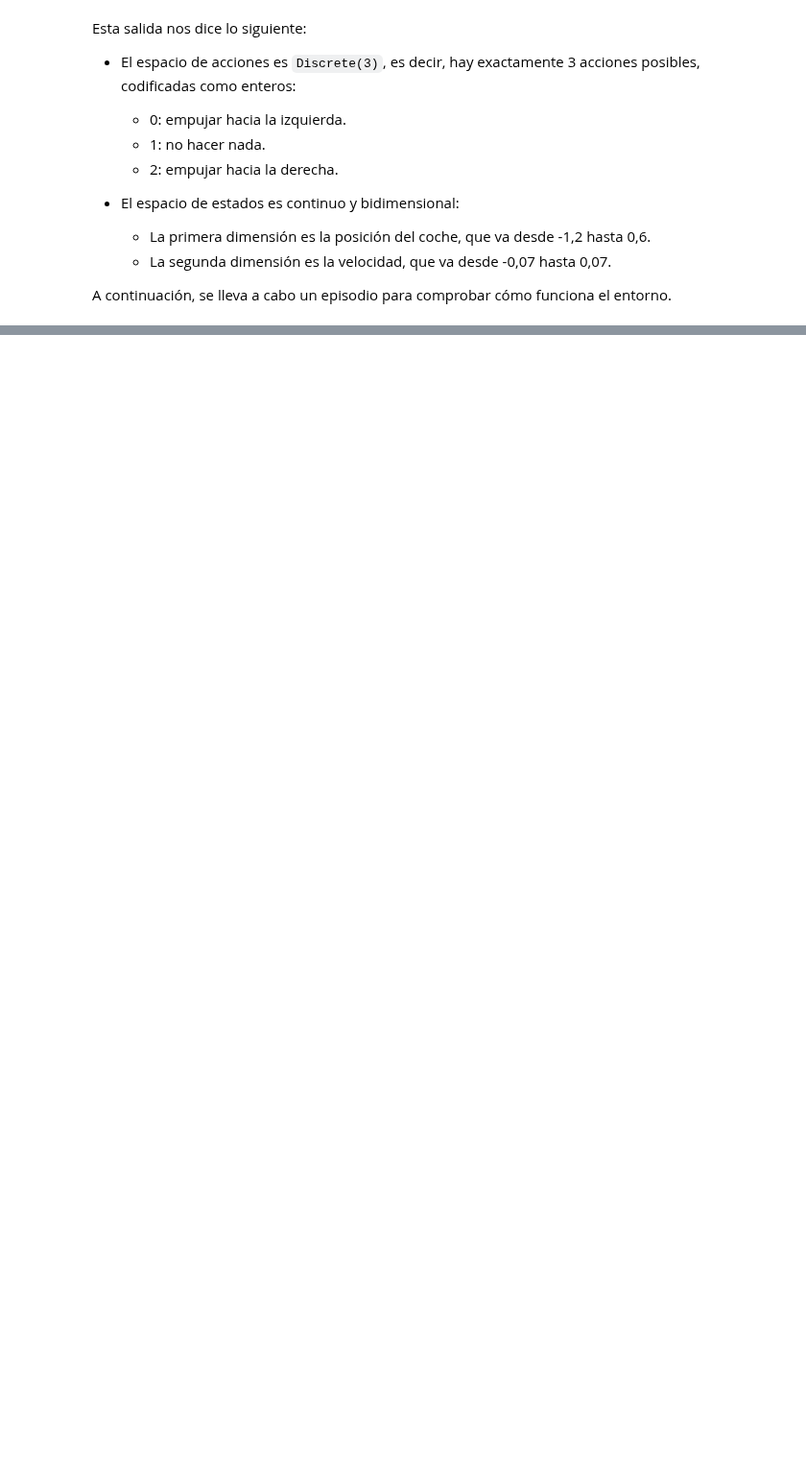
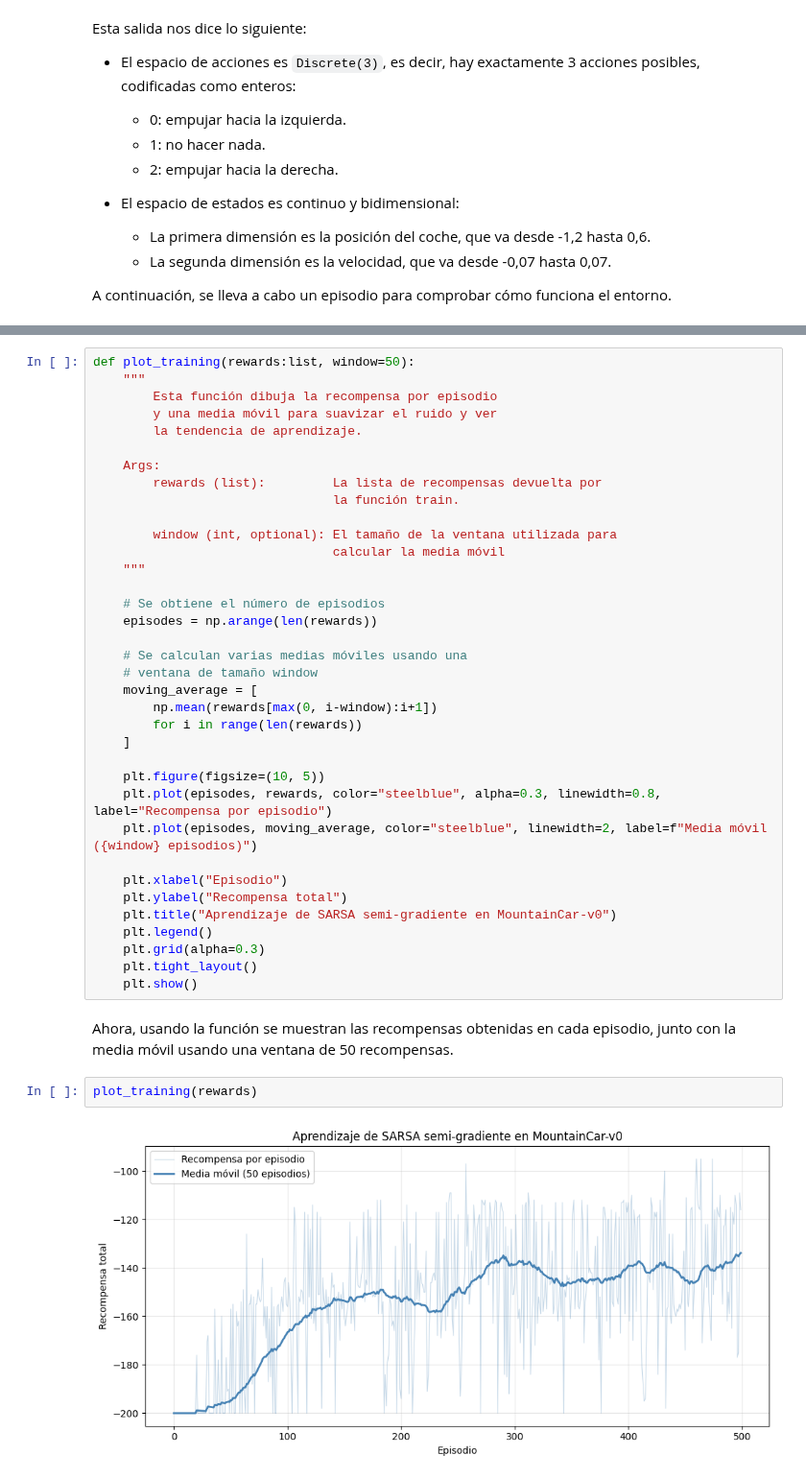
Before and after one commit to angelms2003/FernandezMartinezPolo-EML-RL, a Jupyter notebook: Entornos_Complejos/SARSA_semi_gradiente.ipynb, the cells around one changed output, grey strips where cells are left out. Shown at 96% size. Cells and saved outputs as stored; diff of their text form; blank space fills up the shorter version.

Commit message:
Finished SARSA semi-gradient (polishing needed)

```diff
--- a/Entornos_Complejos/SARSA_semi_gradiente.ipynb
+++ b/Entornos_Complejos/SARSA_semi_gradiente.ipynb
@@ -179,0 +737,42 @@ Antes de pasar a
+# %%
+def plot_training(rewards:list, window=50):
+    """
+        Esta función dibuja la recompensa por episodio
+        y una media móvil para suavizar el ruido y ver
+        la tendencia de aprendizaje.
+
+    Args:
+        rewards (list):         La lista de recompensas devuelta por
+                                la función train.
+
+        window (int, optional): El tamaño de la ventana utilizada para
+                                calcular la media móvil
+    """
+
+    # Se obtiene el número de episodios
+    episodes = np.arange(len(rewards))
+
+    # Se calculan varias medias móviles usando una
+    # ventana de tamaño window
+    moving_average = [
+        np.mean(rewards[max(0, i-window):i+1])
+        for i in range(len(rewards))
+    ]
+
+    plt.figure(figsize=(10, 5))
+    plt.plot(episodes, rewards, color="steelblue", alpha=0.3, linewidth=0.8, label="Recompensa por episodio")
+    plt.plot(episodes, moving_average, color="steelblue", linewidth=2, label=f"Media móvil ({window} episodios)")
+
+    plt.xlabel("Episodio")
+    plt.ylabel("Recompensa total")
+    plt.title("Aprendizaje de SARSA semi-gradiente en MountainCar-v0")
+    plt.legend()
+    plt.grid(alpha=0.3)
+    plt.tight_layout()
+    plt.show()
+# %% [markdown]
+Ahora, usando la función se muestran las recompensas obtenidas en cada episodio, junto con la media móvil usando una ventana de 50 recompensas.
+# %%
+plot_training(rewards)
+# %% [output]
+[figure, added]
```
Also changed, not shown: parts of 45 cells of this notebook, 2 other files.
